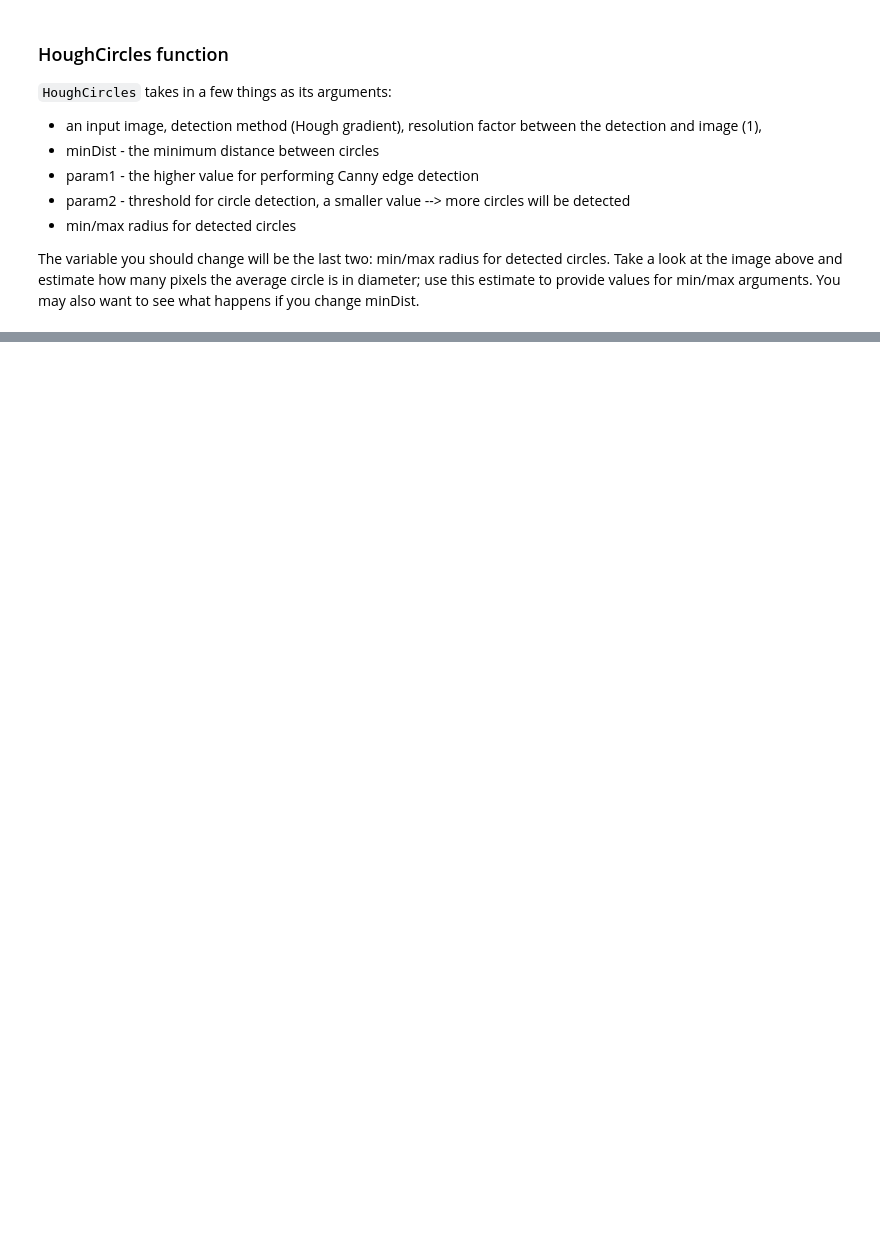
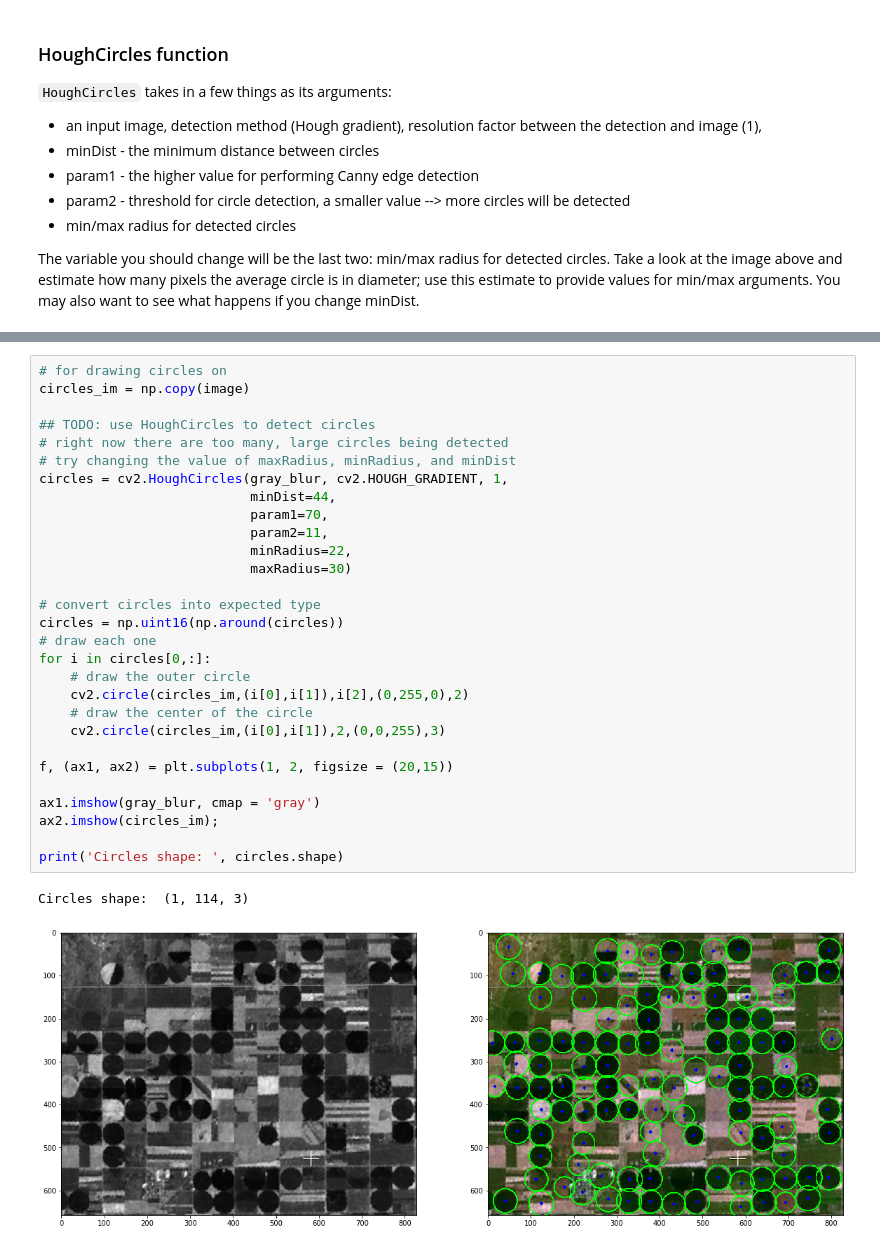
Before and after one commit to lejimmy/CVND-Computer-Vision-Nanodegree, a Jupyter notebook: CVND_Exercises/1_2_Convolutional_Filters_Edge_Detection/6_2. Hough circles, agriculture.ipynb, the cells around one changed output, grey strips where cells are left out. Cells and saved outputs as stored; diff of their text form; blank space fills up the shorter version.

```diff
--- a/CVND_Exercises/1_2_Convolutional_Filters_Edge_Detection/6_2. Hough circles, agriculture.ipynb
+++ b/CVND_Exercises/1_2_Convolutional_Filters_Edge_Detection/6_2. Hough circles, agriculture.ipynb
@@ -67,0 +81,32 @@ print('Circles shape: ', circles.shape)
+# %%
+# for drawing circles on
+circles_im = np.copy(image)
+
+## TODO: use HoughCircles to detect circles
+# right now there are too many, large circles being detected
+# try changing the value of maxRadius, minRadius, and minDist
+circles = cv2.HoughCircles(gray_blur, cv2.HOUGH_GRADIENT, 1,
+                           minDist=44,
+                           param1=70,
+                           param2=11,
+                           minRadius=22,
+                           maxRadius=30)
+
+# convert circles into expected type
+circles = np.uint16(np.around(circles))
+# draw each one
+for i in circles[0,:]:
+    # draw the outer circle
+    cv2.circle(circles_im,(i[0],i[1]),i[2],(0,255,0),2)
+    # draw the center of the circle
+    cv2.circle(circles_im,(i[0],i[1]),2,(0,0,255),3)
+
+f, (ax1, ax2) = plt.subplots(1, 2, figsize = (20,15))
+
+ax1.imshow(gray_blur, cmap = 'gray')
+ax2.imshow(circles_im);
+
+print('Circles shape: ', circles.shape)
+# %% [output]
+Circles shape:  (1, 114, 3)
+[figure, added]
```
Also changed, not shown: parts of 4 cells of this notebook.
